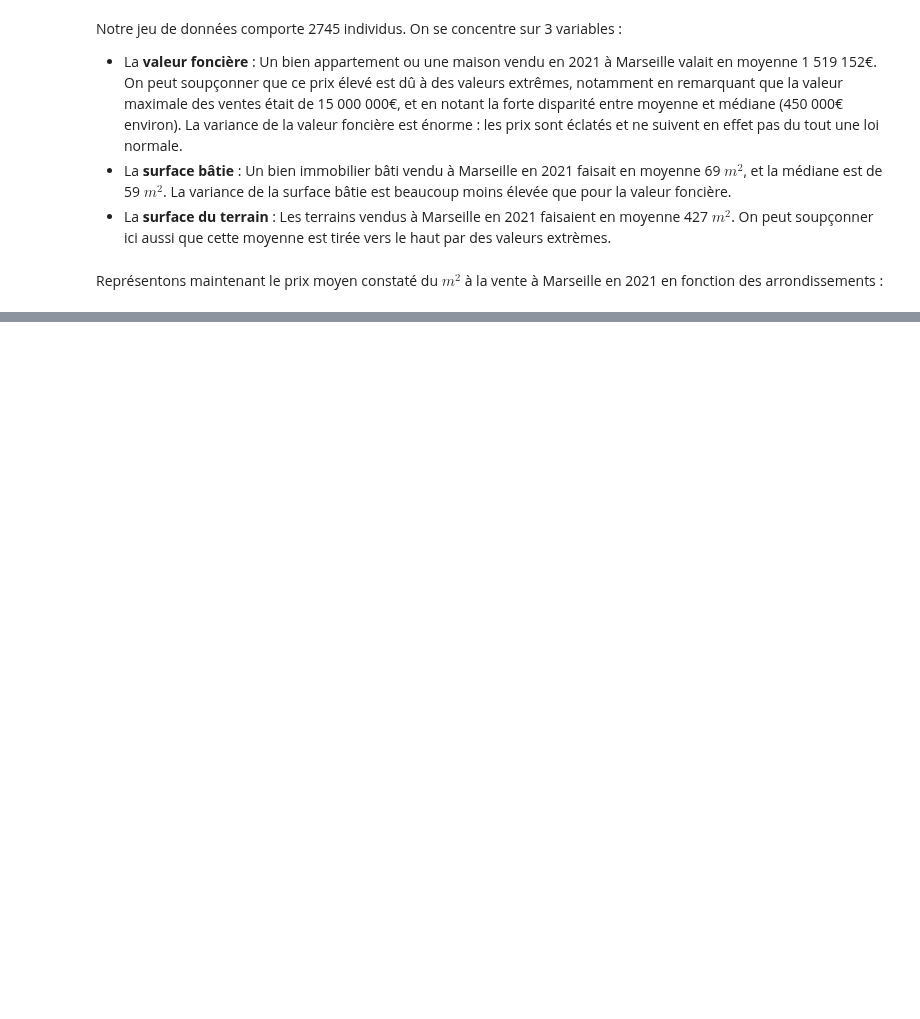
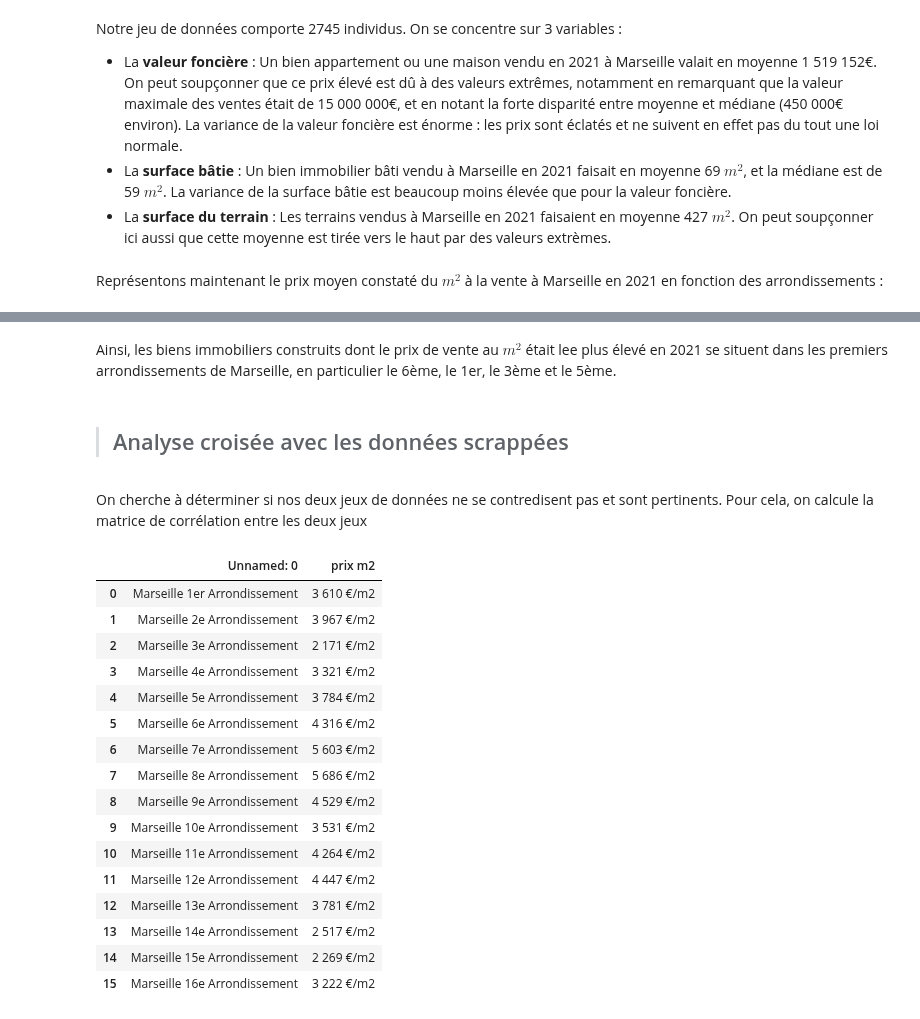
Before and after one commit to nkhenissi/pyhton-for-the-data-scientist, a Jupyter notebook: Statdes.ipynb, the cells around one changed output, grey strips where cells are left out. Drawn from its saved outputs; the diff is of its cells as text; code cells hidden in the pictures; blank space fills up the shorter version.

Commit message:
Statdes
Erreur corrélation

```diff
--- a/Statdes.ipynb
+++ b/Statdes.ipynb
@@ -82,0 +91,29 @@ plt.show()
+# %% [markdown]
+Ainsi, les biens immobiliers construits dont le prix de vente au $m{^2}$ était lee plus élevé en 2021 se situent dans les premiers arrondissements de Marseille, en particulier le 6ème, le 1er, le 3ème et le 5ème.
+# %% [markdown]
+> ## Analyse croisée avec les données scrappées
+# %% [markdown]
+On cherche à déterminer si nos deux jeux de données ne se contredisent pas et sont pertinents. Pour cela, on calcule la matrice de corrélation entre les deux jeux
+# %%
+data_arrtest=pd.read_csv("~/work/pyhton-for-the-data-scientist/Data/data_arrtest.csv",
+                         dtype={'prix m2':str, 'loyer m2':str})
+data_arrtest=data_arrtest.drop('loyer m2', 1)
+data_arrtest
+# %% [output]
+|  | Unnamed: 0 | prix m2 |
+| 0 | Marseille 1er Arrondissement | 3 610 €/m2 |
+| 1 | Marseille 2e Arrondissement | 3 967 €/m2 |
+| 2 | Marseille 3e Arrondissement | 2 171 €/m2 |
+| 3 | Marseille 4e Arrondissement | 3 321 €/m2 |
+| 4 | Marseille 5e Arrondissement | 3 784 €/m2 |
+| 5 | Marseille 6e Arrondissement | 4 316 €/m2 |
+| 6 | Marseille 7e Arrondissement | 5 603 €/m2 |
+| 7 | Marseille 8e Arrondissement | 5 686 €/m2 |
+| 8 | Marseille 9e Arrondissement | 4 529 €/m2 |
+| 9 | Marseille 10e Arrondissement | 3 531 €/m2 |
+| 10 | Marseille 11e Arrondissement | 4 264 €/m2 |
+| 11 | Marseille 12e Arrondissement | 4 447 €/m2 |
+| 12 | Marseille 13e Arrondissement | 3 781 €/m2 |
+| 13 | Marseille 14e Arrondissement | 2 517 €/m2 |
+| 14 | Marseille 15e Arrondissement | 2 269 €/m2 |
+| 15 | Marseille 16e Arrondissement | 3 222 €/m2 |
```
Also changed, not shown: parts of 11 cells of this notebook.
